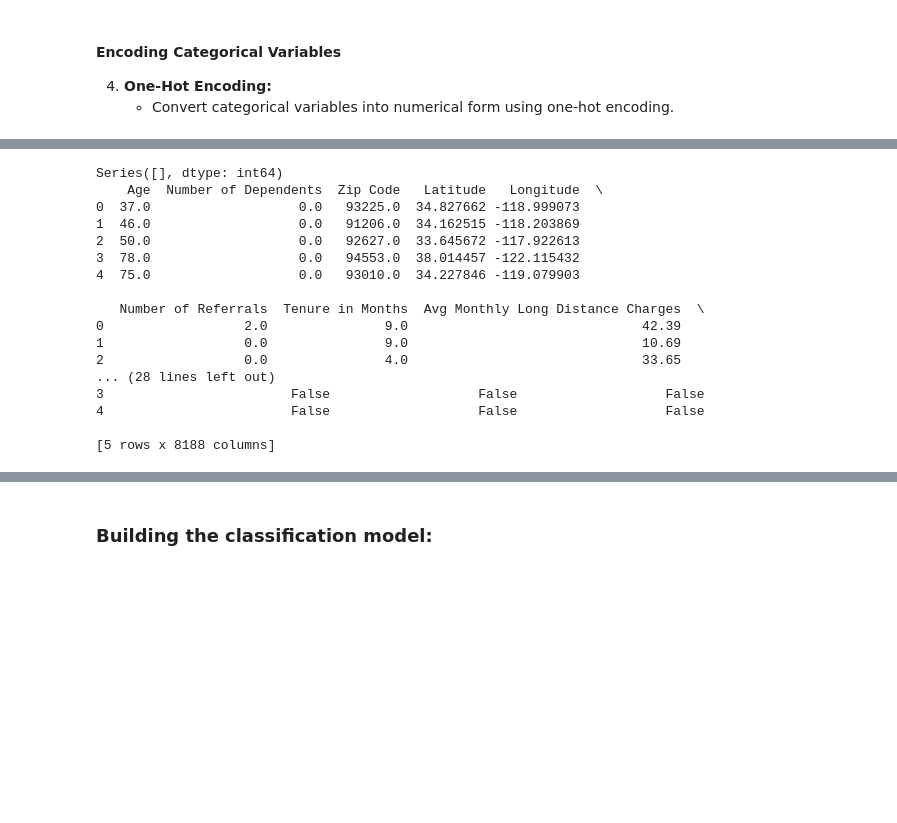
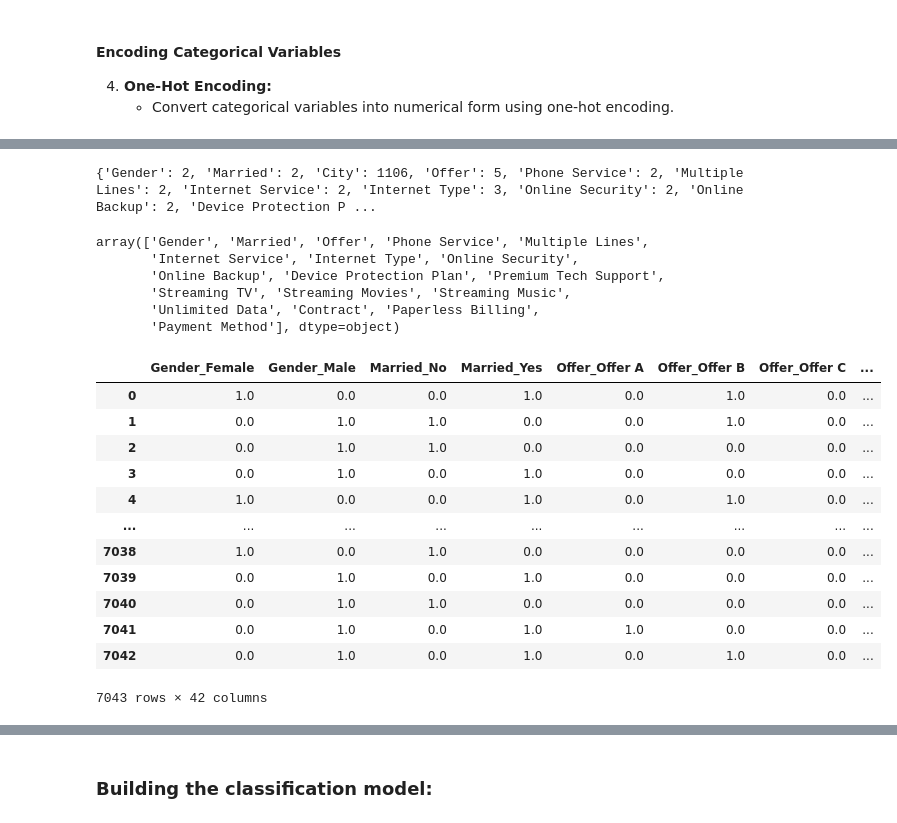
Before and after one commit to adeline-pepela/Customer_prediction_project, a Jupyter notebook: predict_customer_churn.ipynb, the cells around one changed output, grey strips where cells are left out. Drawn from its saved outputs; the diff is of its cells as text; code cells hidden in the pictures; blank space fills up the shorter version.

```diff
--- a/predict_customer_churn.ipynb
+++ b/predict_customer_churn.ipynb
@@ -625,15 +630,15 @@ num_imputer = SimpleImputer(strategy='mean')
 cat_imputer = SimpleImputer(strategy='most_frequent')
 
 # List of numerical and categorical columns
-num_cols = churn.select_dtypes(include=['float64', 'int64']).columns
-cat_cols = churn.select_dtypes(include=['object']).columns
+num_cols = churn_df.select_dtypes(include=['float64', 'int64']).columns
+cat_cols = churn_df.select_dtypes(include=['object']).columns
 
 # Impute missing values
-churn[num_cols] = num_imputer.fit_transform(churn[num_cols])
-churn[cat_cols] = cat_imputer.fit_transform(churn[cat_cols])
+churn_df[num_cols] = num_imputer.fit_transform(churn_df[num_cols])
+churn_df[cat_cols] = cat_imputer.fit_transform(churn_df[cat_cols])
 
 # Check if there are any remaining missing values
-missing_values = churn.isnull().sum()
+missing_values = churn_df.isnull().sum()
 
 print(missing_values[missing_values > 0])
 # %% [output]
@@ -643,7 +648,6 @@ Series([], dtype: int64)
 4. **One-Hot Encoding:**
    - Convert categorical variables into numerical form using one-hot encoding.
 # %%
-churn_df = churn.copy()
-churn_df = churn_df.drop('Customer Status', axis=1)
-churn_df.head()
+categorical_columns = churn_df.select_dtypes(include=['object', 'category']).columns
+categorical_columns
 # %% [output]
@@ -657,31 +686,44 @@ churn_df.head()
+# %%
+categorical_info = {col: churn[col].nunique() for col in categorical_columns}
+
+print(categorical_info)
+# %% [output]
+{'Gender': 2, 'Married': 2, 'City': 1106, 'Offer': 5, 'Phone Service': 2, 'Multiple Lines': 2, 'Internet Service': 2, 'Internet Type': 3, 'Online Security': 2, 'Online Backup': 2, 'Device Protection P ...
 # %%
-cat_cols2 = churn_df.select_dtypes(include=['object']).columns
+churn_df = churn_df.drop(['City','Customer Status'], axis = 1)
+cat_columns = churn_df.select_dtypes(include=['object', 'category']).columns
+cats = cat_columns.values
+# %%
+cats
+# %% [output]
+array(['Gender', 'Married', 'Offer', 'Phone Service', 'Multiple Lines',
+       'Internet Service', 'Internet Type', 'Online Security',
+       'Online Backup', 'Device Protection Plan', 'Premium Tech Support',
+       'Streaming TV', 'Streaming Movies', 'Streaming Music',
+       'Unlimited Data', 'Contract', 'Paperless Billing',
+       'Payment Method'], dtype=object)
 # %%
 # One-hot encode categorical variables
-churn = pd.get_dummies(churn, columns=cat_cols, drop_first=True)
+from sklearn.preprocessing import OneHotEncoder
+encoder = OneHotEncoder(sparse_output = False)
 
-# Check if there are any remaining missing values
-missing_values = churn.isnull().sum()
-print(missing_values[missing_values > 0])  # Should output an empty series if all missing values are imputed
+encoded_data = encoder.fit_transform(churn_df[cats])
 
-# Display the first few rows of the dataframe
-print(churn.head())
+encoded_df = pd.DataFrame(encoded_data, columns=encoder.get_feature_names_out(cats))
-# %% [output]
-Series([], dtype: int64)
-    Age  Number of Dependents  Zip Code   Latitude   Longitude  \
-0  37.0                   0.0   93225.0  34.827662 -118.999073
-1  46.0                   0.0   91206.0  34.162515 -118.203869
-2  50.0                   0.0   92627.0  33.645672 -117.922613
-3  78.0                   0.0   94553.0  38.014457 -122.115432
-4  75.0                   0.0   93010.0  34.227846 -119.079903
-
-   Number of Referrals  Tenure in Months  Avg Monthly Long Distance Charges  \
-0                  2.0               9.0                              42.39
-1                  0.0               9.0                              10.69
-2                  0.0               4.0                              33.65
-... (28 lines left out)
-3                        False                   False                   False
-4                        False                   False                   False
-
-[5 rows x 8188 columns]
+# %%
+encoded_df
+# %% [output]
+|  | Gender_Female | Gender_Male | Married_No | Married_Yes | Offer_Offer A | Offer_Offer B | Offer_Offer C | ... |
+| 0 | 1.0 | 0.0 | 0.0 | 1.0 | 0.0 | 1.0 | 0.0 | ... |
+| 1 | 0.0 | 1.0 | 1.0 | 0.0 | 0.0 | 1.0 | 0.0 | ... |
+| 2 | 0.0 | 1.0 | 1.0 | 0.0 | 0.0 | 0.0 | 0.0 | ... |
+| 3 | 0.0 | 1.0 | 0.0 | 1.0 | 0.0 | 0.0 | 0.0 | ... |
+| 4 | 1.0 | 0.0 | 0.0 | 1.0 | 0.0 | 1.0 | 0.0 | ... |
+| ... | ... | ... | ... | ... | ... | ... | ... | ... |
+| 7038 | 1.0 | 0.0 | 1.0 | 0.0 | 0.0 | 0.0 | 0.0 | ... |
+| 7039 | 0.0 | 1.0 | 0.0 | 1.0 | 0.0 | 0.0 | 0.0 | ... |
+| 7040 | 0.0 | 1.0 | 1.0 | 0.0 | 0.0 | 0.0 | 0.0 | ... |
+| 7041 | 0.0 | 1.0 | 0.0 | 1.0 | 1.0 | 0.0 | 0.0 | ... |
+| 7042 | 0.0 | 1.0 | 0.0 | 1.0 | 0.0 | 1.0 | 0.0 | ... |
+7043 rows × 42 columns
 # %%
```
Also changed, not shown: parts of 29 cells of this notebook.
